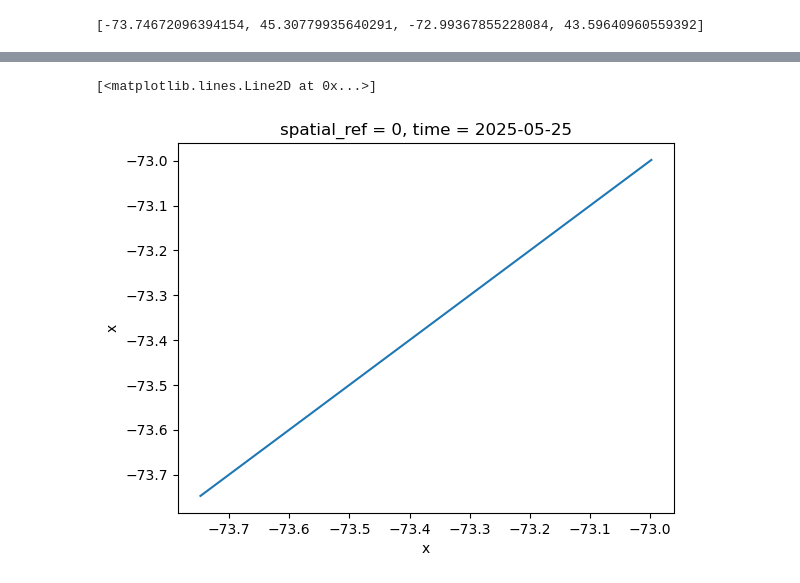
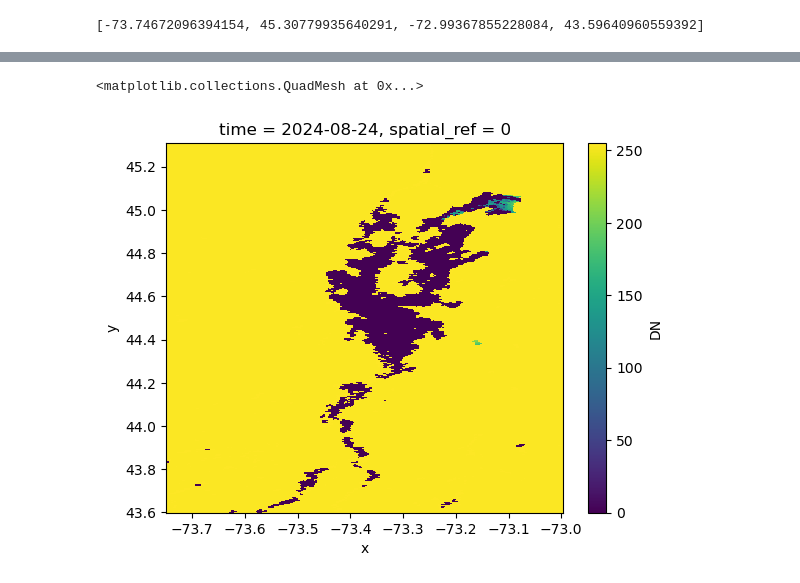
Before and after one commit to CIROH-UVM/forecast-workflow, a Jupyter notebook: examples/sentinel3_download.ipynb, the cells around one changed output, grey strips where cells are left out. Saved outputs shown, nothing was run; the diff lists cells and outputs as text; code cells hidden in the pictures.

```diff
--- a/examples/sentinel3_download.ipynb
+++ b/examples/sentinel3_download.ipynb
@@ -136,5 +76,5 @@ Attributes:
-# %%
-xa["x"].plot()
-# %% [output]
-[<matplotlib.lines.Line2D at 0x...>]
-[figure, removed]
+# %%
+d_down.sel(time=datetime.strptime('2024-08-24', '%Y-%m-%d'))["DN"].plot()
+# %% [output]
+<matplotlib.collections.QuadMesh at 0x...>
+[figure, added]
```
Also changed, not shown: parts of 20 cells of this notebook, 1 other file.
